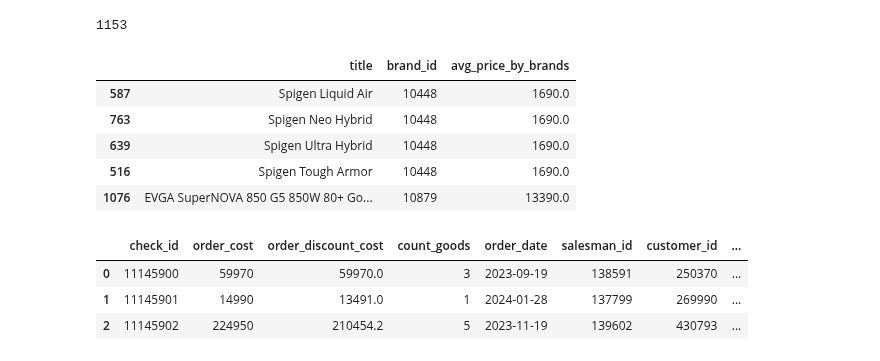
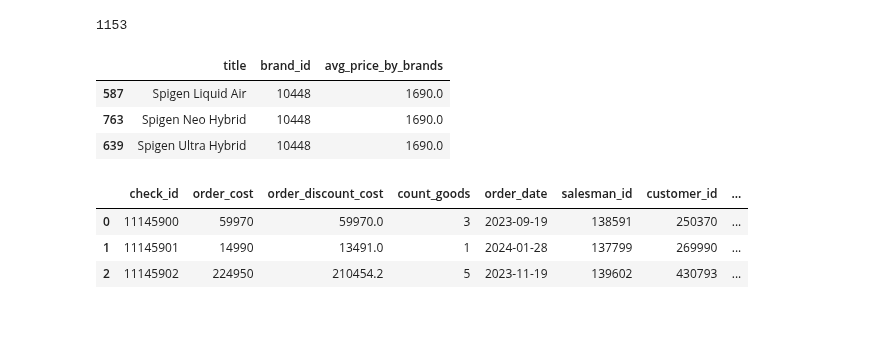
Before and after one commit to Putinka1993/notes, a Jupyter notebook: jupyter notebook/Konstantin.ipynb, the cells around one changed output. Cells and saved outputs as stored; diff of their text form; code cells hidden in the pictures; blank space fills up the shorter version.

```diff
--- a/jupyter notebook/Konstantin.ipynb
+++ b/jupyter notebook/Konstantin.ipynb
@@ -829,14 +829,12 @@ len(products.groupby('title').count())
 # В таблице products напротив каждого бренда проставьте среднюю цену составляющих его товаров, гранулярность таблицы products не должна измениться.
 # %%
 products['avg_price_by_brands'] = round(products.groupby('brand_id')['price'].transform('mean'))
-products.loc[:, ['title', 'brand_id', 'avg_price_by_brands']].sort_values('brand_id').head()
+products.loc[:, ['title', 'brand_id', 'avg_price_by_brands']].sort_values('brand_id').head(3)
 # %% [output]
 |  | title | brand_id | avg_price_by_brands |
 | 587 | Spigen Liquid Air | 10448 | 1690.0 |
 | 763 | Spigen Neo Hybrid | 10448 | 1690.0 |
 | 639 | Spigen Ultra Hybrid | 10448 | 1690.0 |
-| 516 | Spigen Tough Armor | 10448 | 1690.0 |
-| 1076 | EVGA SuperNOVA 850 G5 850W 80+ Go... | 10879 | 13390.0 |
 # %%
 orders.head(3)
 # %% [output]
```
